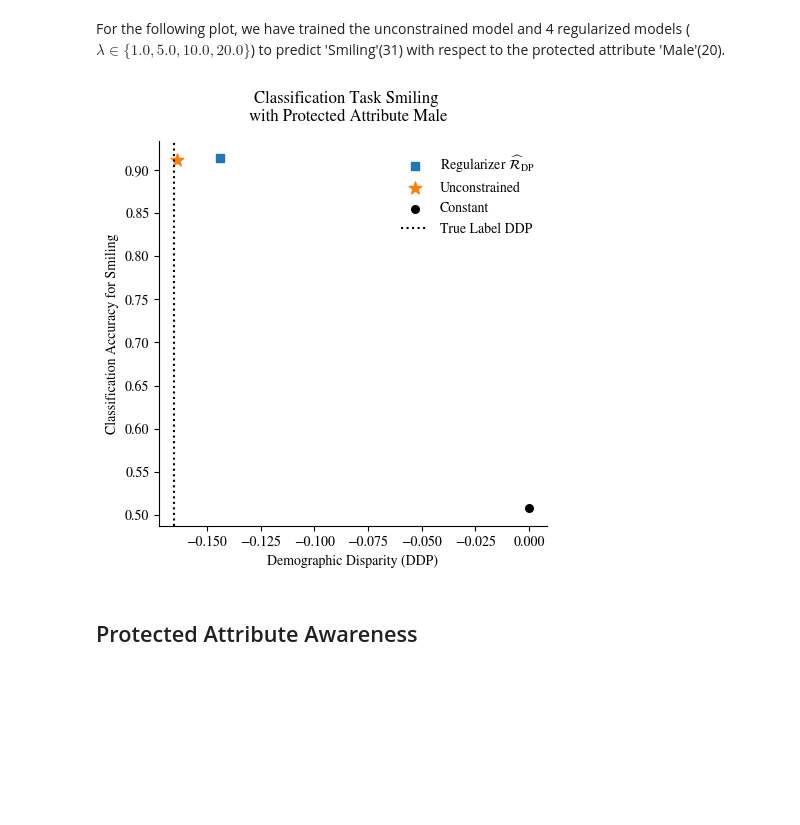
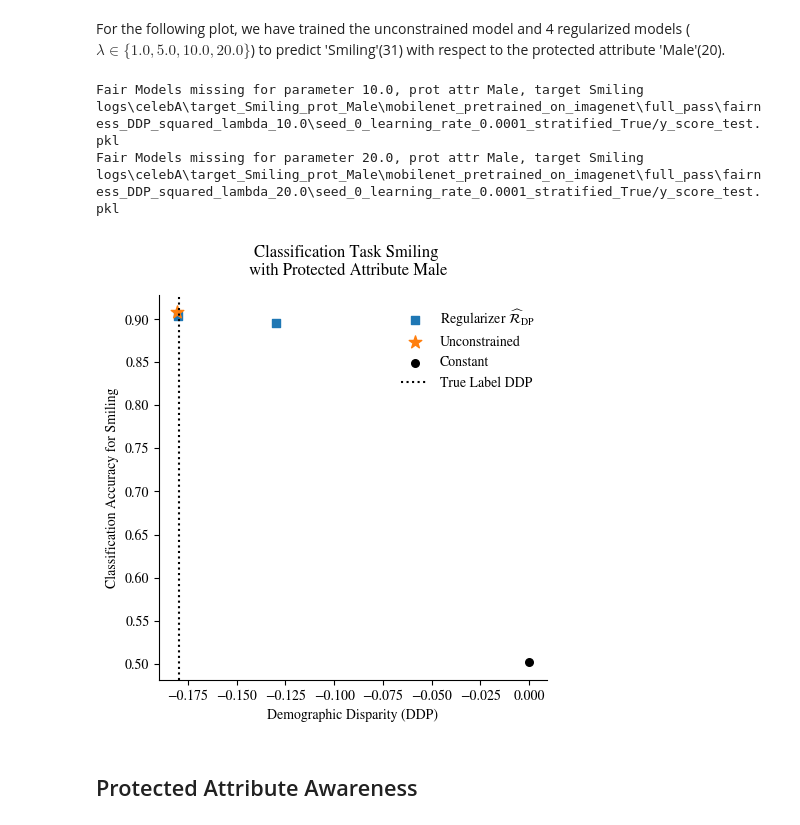
Before and after one commit to mlohaus/disparatetreatment, a Jupyter notebook: overview_notebook.ipynb, the cells around one changed output. Drawn from its saved outputs; the diff is of its cells as text; code cells hidden in the pictures; blank space fills up the shorter version.

```diff
--- a/overview_notebook.ipynb
+++ b/overview_notebook.ipynb
@@ -51,12 +51,16 @@ For the following plot, we have trained the unconstrained model and 4 regularize
 # %%
 %matplotlib inline
 plot_utils.scatter_plot_fairness_vs_accuracy(target_attr_nmb=31,
                                       protected_attr_nmb=20,
                                       regularizers=['DDP_squared'],
-                                      fairness_parameters=[0.0,1.0],
+                                      fairness_parameters=[0.0, 1.0, 5.0, 10.0, 20.0],
                                       model='mobilenet')
 # %% [output]
+Fair Models missing for parameter 10.0, prot attr Male, target Smiling
+logs\celebA\target_Smiling_prot_Male\mobilenet_pretrained_on_imagenet\full_pass\fairness_DDP_squared_lambda_10.0\seed_0_learning_rate_0.0001_stratified_True/y_score_test.pkl
+Fair Models missing for parameter 20.0, prot attr Male, target Smiling
+logs\celebA\target_Smiling_prot_Male\mobilenet_pretrained_on_imagenet\full_pass\fairness_DDP_squared_lambda_20.0\seed_0_learning_rate_0.0001_stratified_True/y_score_test.pkl
-[figure, old version]
+[figure, new version]
 # %% [markdown]
 ## Protected Attribute Awareness
 # %% [markdown]
```
Also changed, not shown: parts of 1 cell of this notebook, 5 other files.
